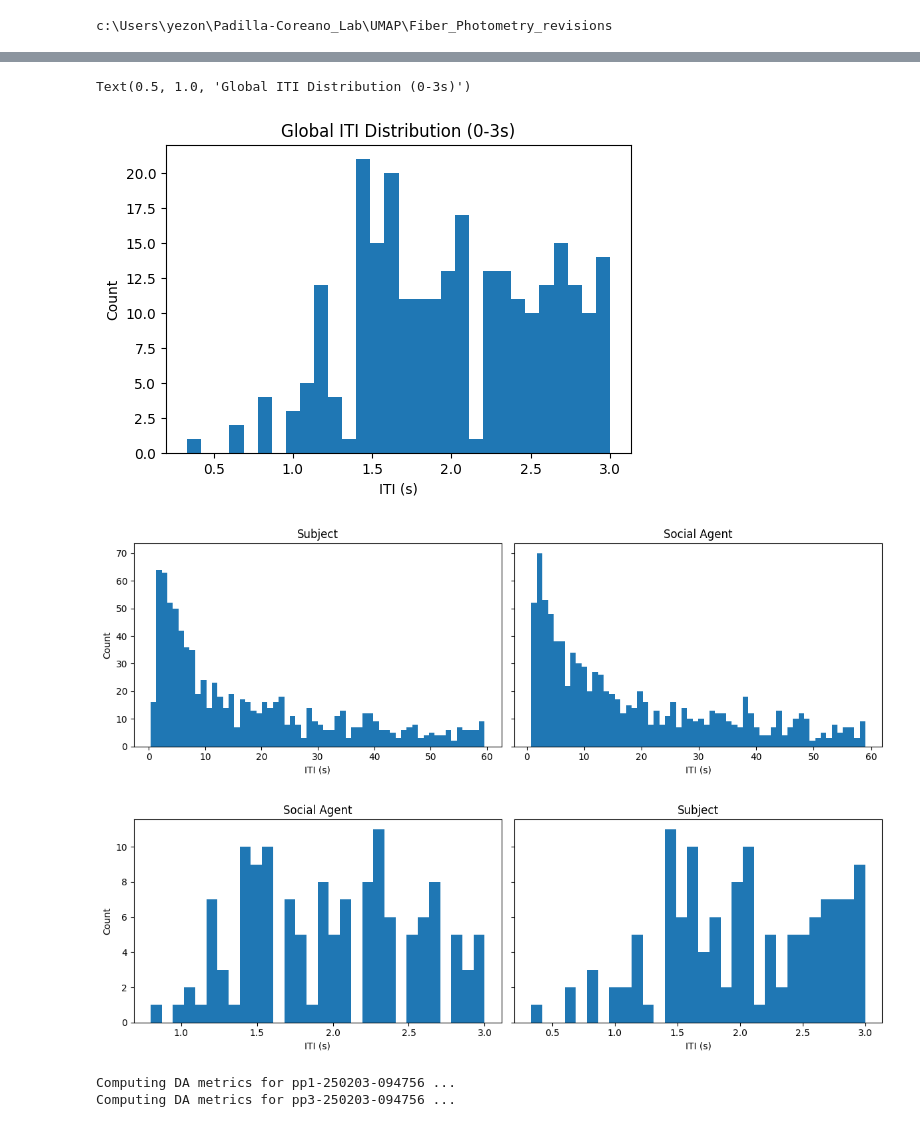
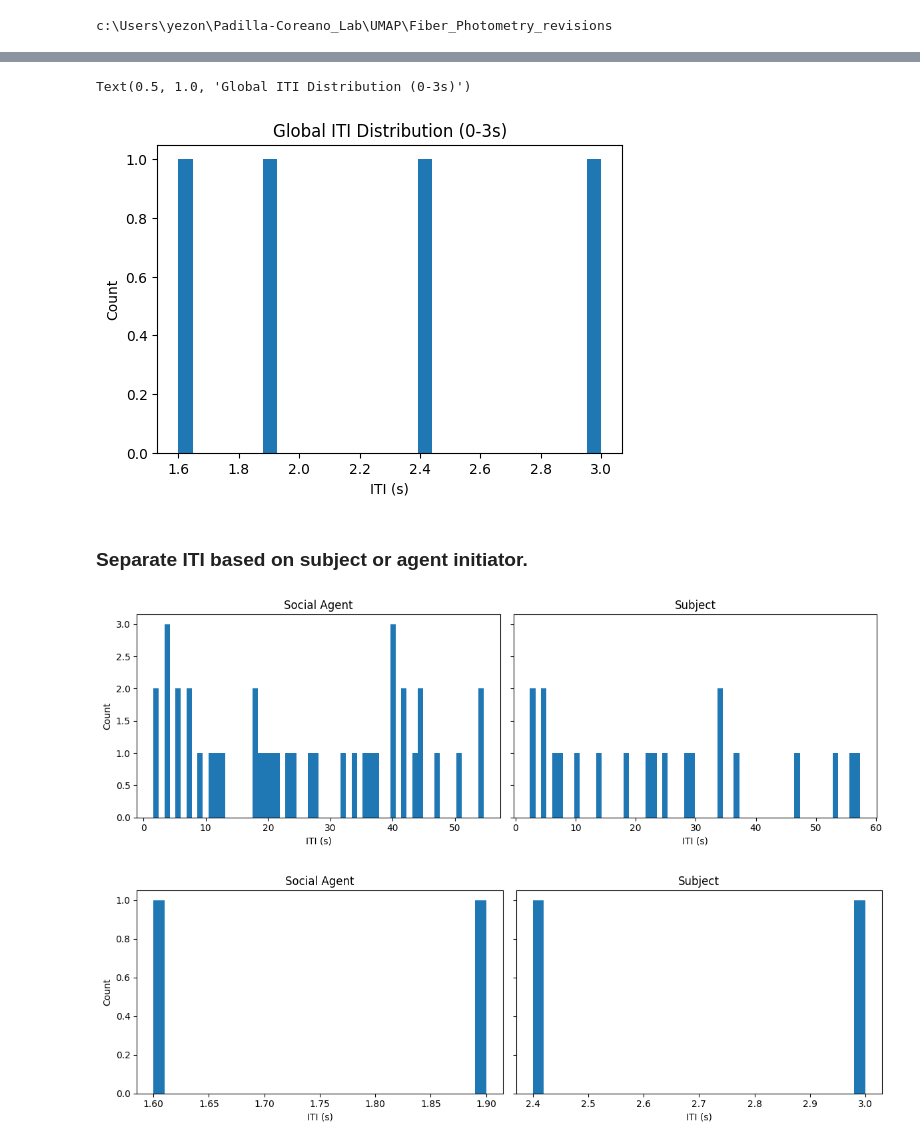
Before and after one commit to AlbertLeei/Fiber_Photometry_revisions, a Jupyter notebook: Reward_Training_Competition/Competition_with_no_reward/competition_bout_length.ipynb, the cells around one changed output, grey strips where cells are left out. Cells and saved outputs as stored; diff of their text form; code cells hidden in the pictures.

Commit message:
Final touches before Albert

```diff
--- a/Reward_Training_Competition/Competition_with_no_reward/competition_bout_length.ipynb
+++ b/Reward_Training_Competition/Competition_with_no_reward/competition_bout_length.ipynb
@@ -29,12 +31,12 @@ c:\Users\yezon\Padilla-Coreano_Lab\UMAP\Fiber_Photometry_revisions
 # experiment_path = r"C:\Users\yezon\Padilla-Coreano_Lab\Albert_Cohort_3\Reward_Comp\Data\Rig Data\mPFC"
 
 # test experiment path
-# experiment_path = r"C:\Users\yezon\Padilla-Coreano_Lab\Albert_Cohort_3\Reward_Comp\Data\BORIS-nonreward\test_rig_data"
-# csv_base_path = r"C:\Users\yezon\Padilla-Coreano_Lab\Albert_Cohort_3\Reward_Comp\Data\BORIS-nonreward\mPFC"
+experiment_path = r"C:\Users\yezon\Padilla-Coreano_Lab\Albert_Cohort_3\Reward_Comp\Data\BORIS-nonreward\test_rig_data"
+csv_base_path = r"C:\Users\yezon\Padilla-Coreano_Lab\Albert_Cohort_3\Reward_Comp\Data\BORIS-nonreward\mPFC"
 
 # All data
-experiment_path = r"C:\Users\yezon\Padilla-Coreano_Lab\Albert_Cohort_3\Reward_Comp\Data\Rig Data\All_data"
-csv_base_path = r"C:\Users\yezon\Padilla-Coreano_Lab\Albert_Cohort_3\Reward_Comp\Data\BORIS-nonreward\Full_data"
+# experiment_path = r"C:\Users\yezon\Padilla-Coreano_Lab\Albert_Cohort_3\Reward_Comp\Data\Rig Data\All_data"
+# csv_base_path = r"C:\Users\yezon\Padilla-Coreano_Lab\Albert_Cohort_3\Reward_Comp\Data\BORIS-nonreward\Full_data"
 brain_region = '#FFAF00'
 # %%
 # experiment = Experiment(experiment_path, csv_base_path)
@@ -124,2 +65,2 @@ vars(experiment)
 # %%
-exp_dict = get_trial_dataframes2(experiment)
+exp_dict = get_trial_dataframes(experiment)
@@ -258,7 +183,9 @@ plt.ylabel("Count")
 plt.title("Global ITI Distribution (0-3s)")
 # %% [output]
 Text(0.5, 1.0, 'Global ITI Distribution (0-3s)')
-[figure, old version]
+[figure, new version]
+# %% [markdown]
+### Separate ITI based on subject or agent initiator.
 # %%
 def compute_separate_iti_df(exp_dict):
     rows = []
@@ -268,12 +195,12 @@ def compute_separate_iti_df(exp_dict):
         if df is None or not hasattr(df, "columns"):
             continue
 
-        if "Subject" not in df.columns:
+        if "Initiators" not in df.columns:
             continue
 
-        for group in df["Subject"].unique():
+        for group in df["Initiators"].unique():
 
-            sub_df = df[df["Subject"] == group].copy()
+            sub_df = df[df["Initiators"] == group].copy()
 
             if "Event_Start" not in sub_df.columns or "Event_End" not in sub_df.columns:
                 continue
@@ -285,34 +212,34 @@ def compute_separate_iti_df(exp_dict):
             for val in iti:
                 rows.append({
                     "Trial": trial_name,
                     "Group": group,
                     "ITI": val
                 })
 
     return pd.DataFrame(rows)
 
 iti_df = compute_separate_iti_df(exp_dict)
 
 iti_df1 = iti_df[(iti_df["ITI"] >= 0) & (iti_df["ITI"] <= 60)]
 
 # Histogram
 groups = iti_df1["Group"].unique()
 
 fig, axes = plt.subplots(1, len(groups), figsize=(12, 4), sharey=True)
 
 for ax, group in zip(axes, groups):
     subset = iti_df1[iti_df1["Group"] == group]
 
     ax.hist(subset["ITI"], bins=60)
     ax.set_title(group)
     ax.set_xlabel("ITI (s)")
 
 axes[0].set_ylabel("Count")
 
 plt.tight_layout()
 plt.show()
 # %% [output]
-[figure, old version]
+[figure, new version]
 # %%
 iti_df1 = iti_df[(iti_df["ITI"] >= 0) & (iti_df["ITI"] <= 3)]
 
@@ -333,12 +260,4 @@ axes[0].set_ylabel("Count")
 plt.tight_layout()
 plt.show()
 # %% [output]
-[figure, old version]
+[figure, new version]
-# %%
-# Proceed with DA metric computation after all files are processed
-experiment.compute_all_da_metrics(use_max_length=False,
-                                  max_bout_duration=total_avg_bout_duration,
-                                  mode='standard')
-# %% [output]
-Computing DA metrics for pp1-250203-094756 ...
-Computing DA metrics for pp3-250203-094756 ...
```
Also changed, not shown: parts of 16 cells of this notebook, 6 other files.
